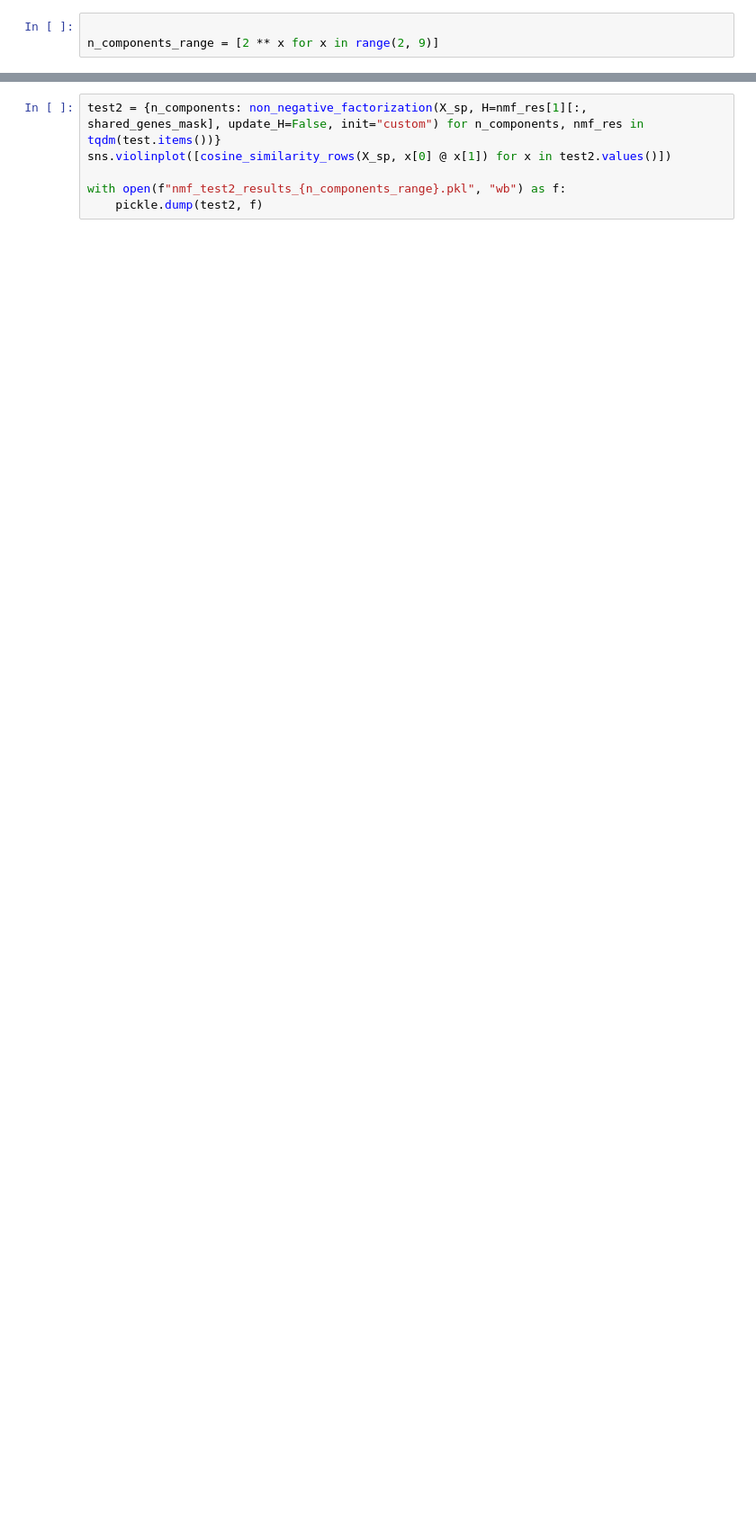
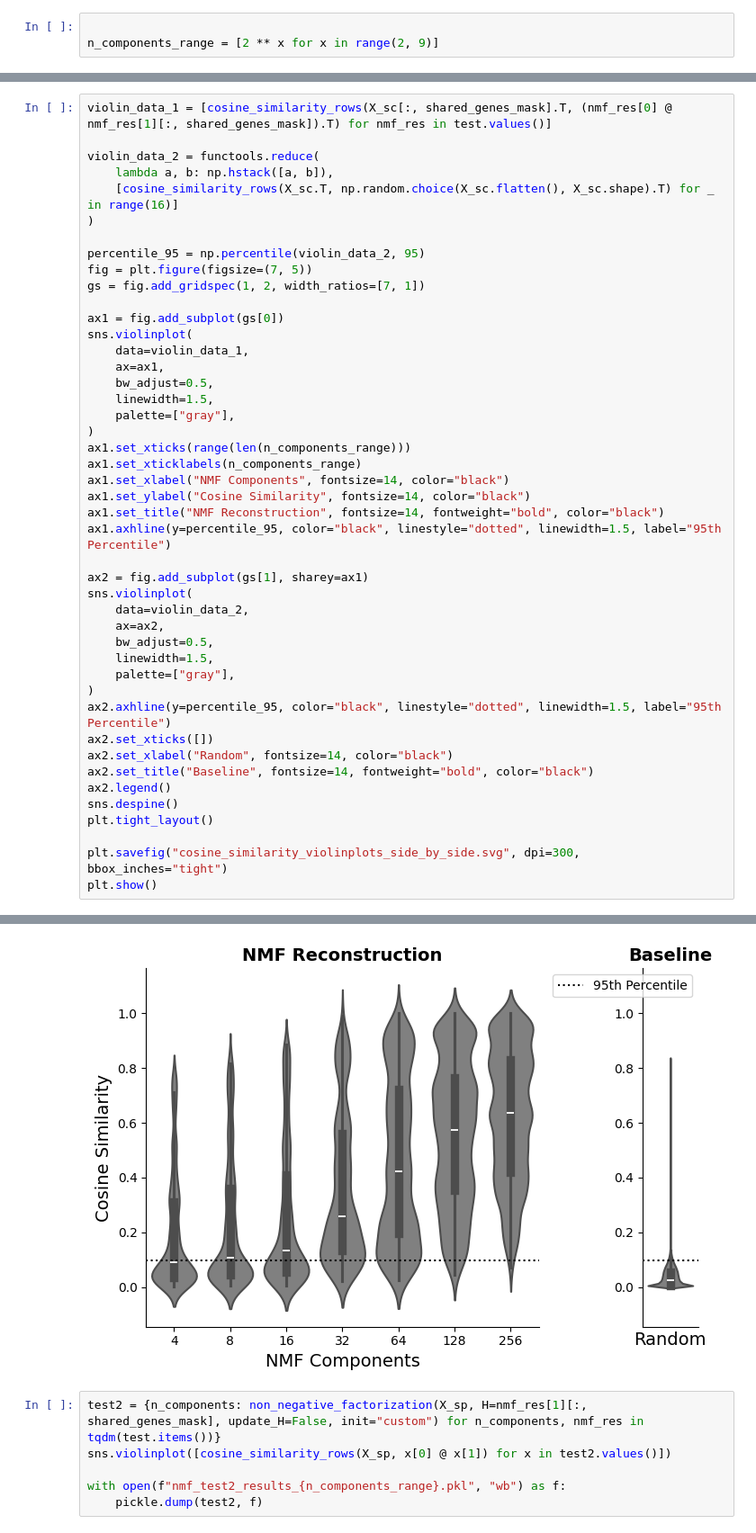
Before and after one commit to egerc/spatial_transcript_inference, a Jupyter notebook: run.ipynb, the cells around one changed output, grey strips where cells are left out. Shown at 90% size. Drawn from its saved outputs; the diff is of its cells as text; blank space fills up the shorter version.

```diff
--- a/run.ipynb
+++ b/run.ipynb
@@ -74,0 +139,46 @@ with open(f"nmf_test_results_{n_components_range}.pkl", "wb") as f:
+# %%
+violin_data_1 = [cosine_similarity_rows(X_sc[:, shared_genes_mask].T, (nmf_res[0] @ nmf_res[1][:, shared_genes_mask]).T) for nmf_res in test.values()]
+
+violin_data_2 = functools.reduce(
+    lambda a, b: np.hstack([a, b]),
+    [cosine_similarity_rows(X_sc.T, np.random.choice(X_sc.flatten(), X_sc.shape).T) for _ in range(16)]
+)
+
+percentile_95 = np.percentile(violin_data_2, 95)
+fig = plt.figure(figsize=(7, 5))
+gs = fig.add_gridspec(1, 2, width_ratios=[7, 1])
+
+ax1 = fig.add_subplot(gs[0])
+sns.violinplot(
+    data=violin_data_1,
+    ax=ax1,
+    bw_adjust=0.5,
+    linewidth=1.5,
+    palette=["gray"],
+)
+ax1.set_xticks(range(len(n_components_range)))
+ax1.set_xticklabels(n_components_range)
+ax1.set_xlabel("NMF Components", fontsize=14, color="black")
+ax1.set_ylabel("Cosine Similarity", fontsize=14, color="black")
+ax1.set_title("NMF Reconstruction", fontsize=14, fontweight="bold", color="black")
+ax1.axhline(y=percentile_95, color="black", linestyle="dotted", linewidth=1.5, label="95th Percentile")
+
+ax2 = fig.add_subplot(gs[1], sharey=ax1)
+sns.violinplot(
+    data=violin_data_2,
+    ax=ax2,
+    bw_adjust=0.5,
+    linewidth=1.5,
+    palette=["gray"],
+)
+ax2.axhline(y=percentile_95, color="black", linestyle="dotted", linewidth=1.5, label="95th Percentile")
+ax2.set_xticks([])
+ax2.set_xlabel("Random", fontsize=14, color="black")
+ax2.set_title("Baseline", fontsize=14, fontweight="bold", color="black")
+ax2.legend()
+sns.despine()
+plt.tight_layout()
+
+plt.savefig("cosine_similarity_violinplots_side_by_side.svg", dpi=300, bbox_inches="tight")
+plt.show()
+# %% [output]
@@ -75,3 +191,4 @@ with open(f"nmf_test_results_{n_components_range}.pkl", "wb") as f:
+[figure, added]
 # %%
 test2 = {n_components: non_negative_factorization(X_sp, H=nmf_res[1][:, shared_genes_mask], update_H=False, init="custom") for n_components, nmf_res in tqdm(test.items())}
 sns.violinplot([cosine_similarity_rows(X_sp, x[0] @ x[1]) for x in test2.values()])
```
Also changed, not shown: parts of 15 cells of this notebook.
